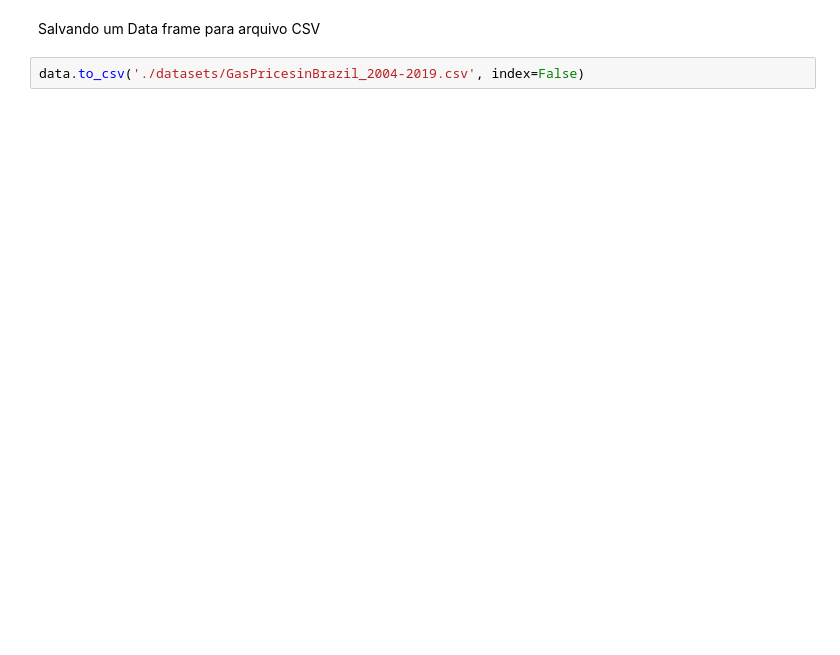
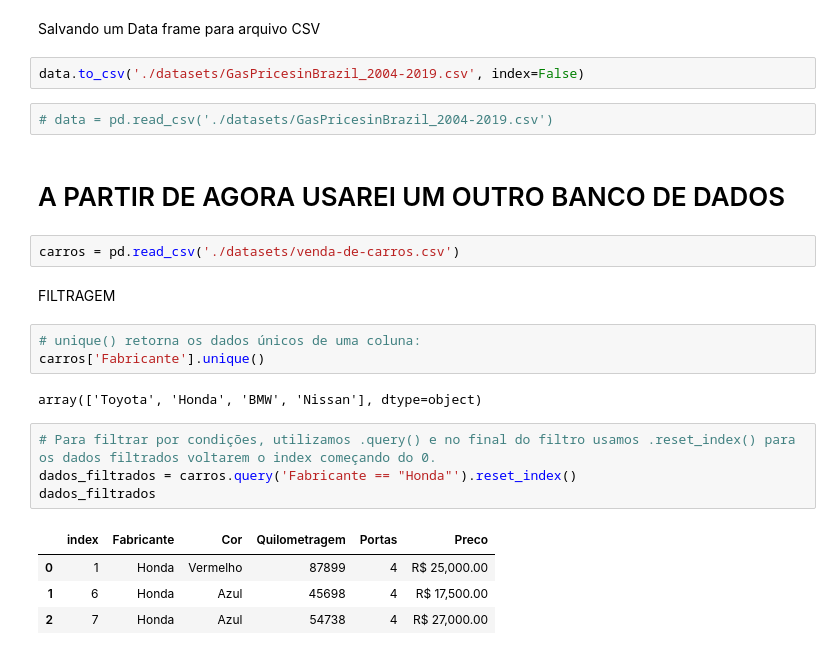
Before and after one commit to ricardoriverac/youxlab-treino-git, a Jupyter notebook: dados/aulaData.ipynb, the cells around one changed output. Cells and saved outputs as stored; diff of their text form; blank space fills up the shorter version.

```diff
--- a/dados/aulaData.ipynb
+++ b/dados/aulaData.ipynb
@@ -429,3 +415,25 @@ data.head()
 Salvando um Data frame para arquivo CSV
 # %%
 data.to_csv('./datasets/GasPricesinBrazil_2004-2019.csv', index=False)
+# %%
+# data = pd.read_csv('./datasets/GasPricesinBrazil_2004-2019.csv')
+# %% [markdown]
+# A PARTIR DE AGORA USAREI UM OUTRO BANCO DE DADOS
+# %%
+carros = pd.read_csv('./datasets/venda-de-carros.csv')
+# %% [markdown]
+FILTRAGEM
+# %%
+# unique() retorna os dados únicos de uma coluna:
+carros['Fabricante'].unique()
+# %% [output]
+array(['Toyota', 'Honda', 'BMW', 'Nissan'], dtype=object)
+# %%
+# Para filtrar por condições, utilizamos .query() e no final do filtro usamos .reset_index() para os dados filtrados voltarem o index começando do 0.
+dados_filtrados = carros.query('Fabricante == "Honda"').reset_index()
+dados_filtrados
+# %% [output]
+|  | index | Fabricante | Cor | Quilometragem | Portas | Preco |
+| 0 | 1 | Honda | Vermelho | 87899 | 4 | R$ 25,000.00 |
+| 1 | 6 | Honda | Azul | 45698 | 4 | R$ 17,500.00 |
+| 2 | 7 | Honda | Azul | 54738 | 4 | R$ 27,000.00 |
```
Also changed, not shown: parts of 31 cells of this notebook, 1 other file.
